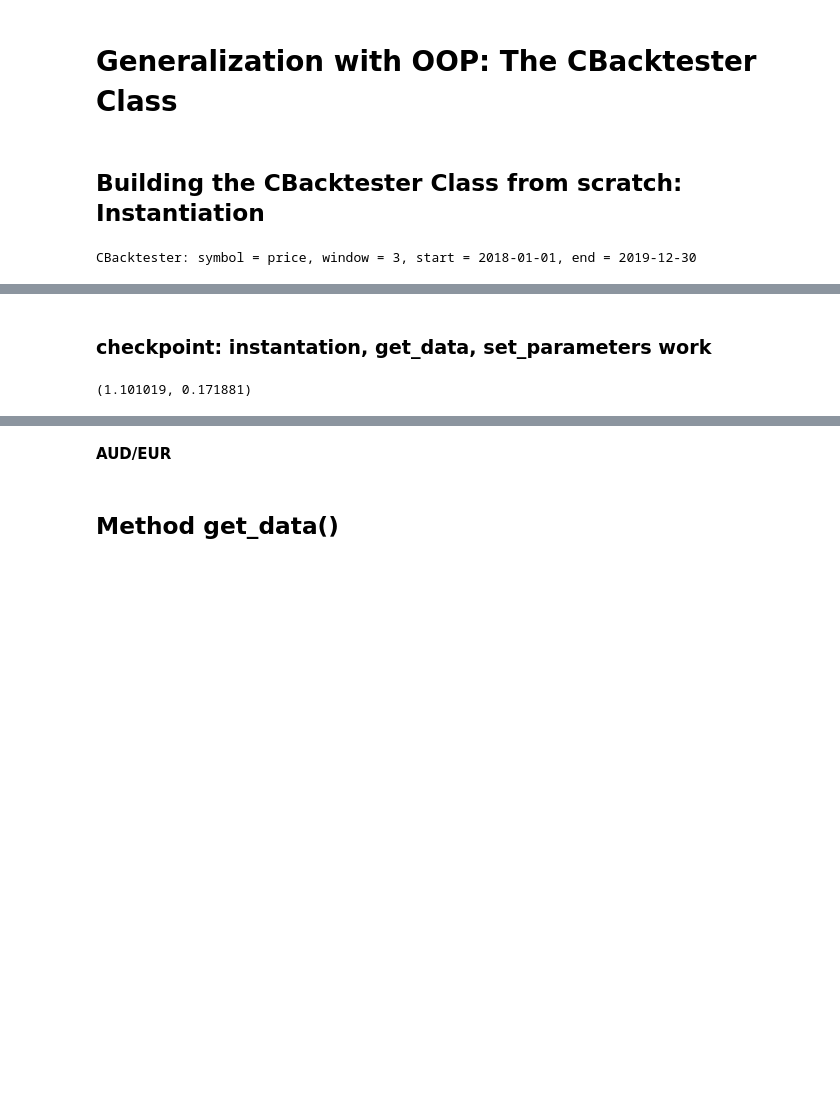
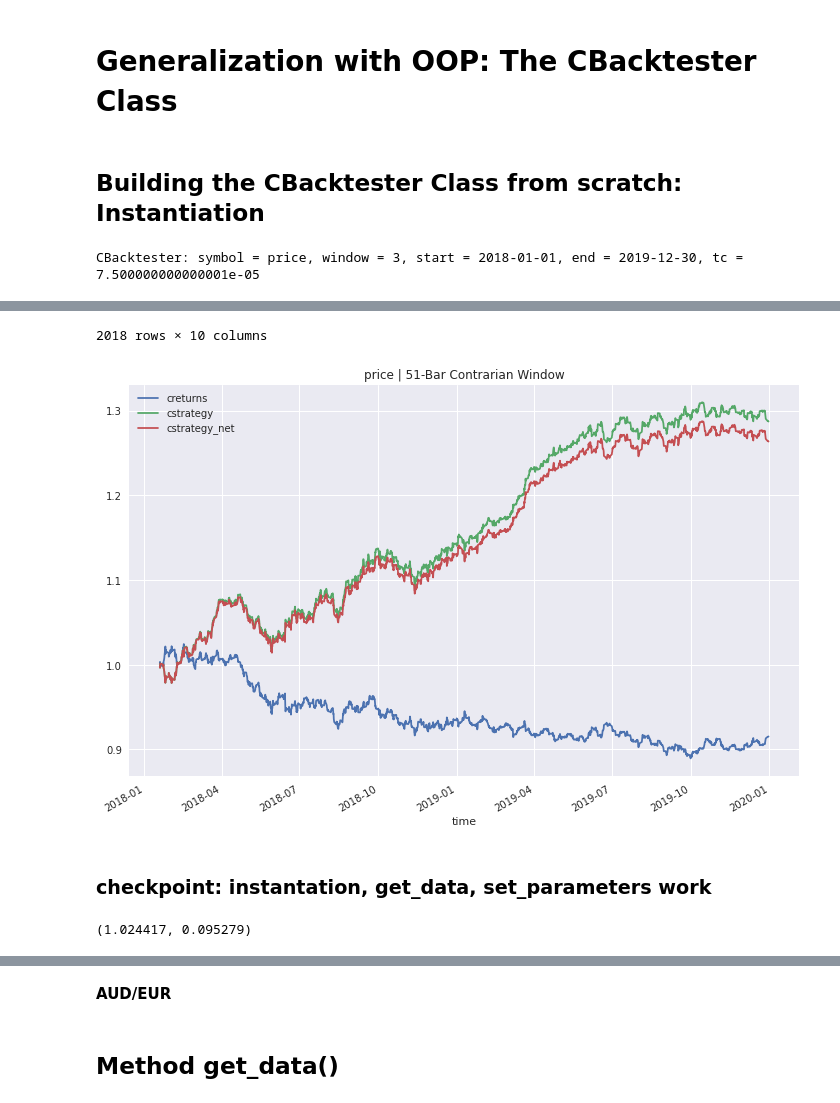
Before and after one commit to pianofreq/udemy-hagmann-course-1, a Jupyter notebook: Part_3/CBacktester-RTM.ipynb, the cells around one changed output, grey strips where cells are left out. Saved outputs shown, nothing was run; the diff lists cells and outputs as text; code cells hidden in the pictures; blank space fills up the shorter version.

Commit message:
complete CBacktester class

```diff
--- a/Part_3/CBacktester-RTM.ipynb
+++ b/Part_3/CBacktester-RTM.ipynb
@@ -11,18 +11,20 @@ from IPython.display import display, clear_output
 plt.style.use('seaborn')
 # %%
 class CBacktester():
-    def __init__(self, symbol, window, start, end):
+    '''This is a docstring'''
+    def __init__(self, symbol, window, start, end, tc):
         self.symbol = symbol
         self.window = window
         self.start = start
         self.end = end
+        self.tc = tc
         self.results = None
         self.get_data()
         self.prepare_data()
 
     def __repr__(self):
-        return "CBacktester: symbol = {}, window = {}, start = {}, end = {}".\
-        format(self.symbol, self.window, self.start, self.end)
+        return "CBacktester: symbol = {}, window = {}, start = {}, end = {}, tc = {}".\
+        format(self.symbol, self.window, self.start, self.end, self.tc)
 
     def get_data(self):
         raw = pd.read_csv("intraday.csv", parse_dates = ["time"], index_col = "time")
@@ -35,13 +37,11 @@ class CBacktester():
 
     def prepare_data(self):
         data = self.data.copy()
-        #data["window"] = data["returns"].rolling(self.window).mean()
         self.data = data
 
     def set_parameters(self, window = None):
         if window is not None:
             self.window = window
-            #self.data['window'] = self.data['price'].rolling(self.window).mean()
 
     def test_strategy(self):
         data = self.data.copy().dropna()
@@ -50,9 +50,13 @@ class CBacktester():
         data.dropna(inplace=True)
         data['creturns'] = data['returns'].cumsum().apply(np.exp)
         data['cstrategy'] = data['strategy'].cumsum().apply(np.exp)
+        data['trades'] = data.position.diff().fillna(0).abs()
+        data['ctrades'] = data.trades.cumsum()
+        data['strategy_net'] = data.strategy - data.trades * (self.tc/data.price.mean())
+        data['cstrategy_net'] = data.strategy_net.cumsum().apply(np.exp)
         self.results = data
 
-        perf = data['cstrategy'].iloc[-1]
+        perf = data['cstrategy_net'].iloc[-1]
         outperf = perf - data['creturns'].iloc[-1]
 
         return round(perf, 6), round(outperf, 6)
@@ -61,11 +65,11 @@ class CBacktester():
         if self.results is None:
             print("Run test_strategy() before running plot_results()")
         else:
-            self.results.loc[:,['creturns','cstrategy']]\
+            self.results.loc[:,['creturns','cstrategy', 'cstrategy_net']]\
             .plot(title = "{} | {}-Bar Contrarian Window".format(self.symbol,\
             self.window),figsize=(12,8))
 
-    def optimize_parameters(self, window_range):
+    def optimize_parameter(self, window_range):
         combinations = range(*window_range)
 
         results = []
@@ -98,11 +102,14 @@ class CBacktester():
 
         return opt, best_perf
 # %%
-insample = CBacktester("price", 3, "2018-01-01", "2019-12-30")
+spread = 1.5
+pips = 0.0001
+insample = CBacktester("price", 3, "2018-01-01", "2019-12-30", spread/2*pips) #mult by 2 for a 'round trip', multiply by pips
 insample
 # %% [output]
-CBacktester: symbol = price, window = 3, start = 2018-01-01, end = 2019-12-30
+CBacktester: symbol = price, window = 3, start = 2018-01-01, end = 2019-12-30, tc = 7.500000000000001e-05
 # %%
-insample.get_data()
-insample.prepare_data()
-insample.set_parameters(3)
+insample.test_strategy()
+insample.plot_results()
+insample.results
+# %% [output]
@@ -109,3 +129,5 @@ insample.set_parameters(3)
+2018 rows × 10 columns
+[figure, added]
 # %% [markdown]
 ### checkpoint: instantation, get_data, set_parameters work
 # %%
@@ -113,4 +135,4 @@ insample.prepare_data()
 # %%
 insample.test_strategy()
 # %% [output]
-(1.101019, 0.171881)
+(1.024417, 0.095279)
```
Also changed, not shown: parts of 11 cells of this notebook.
